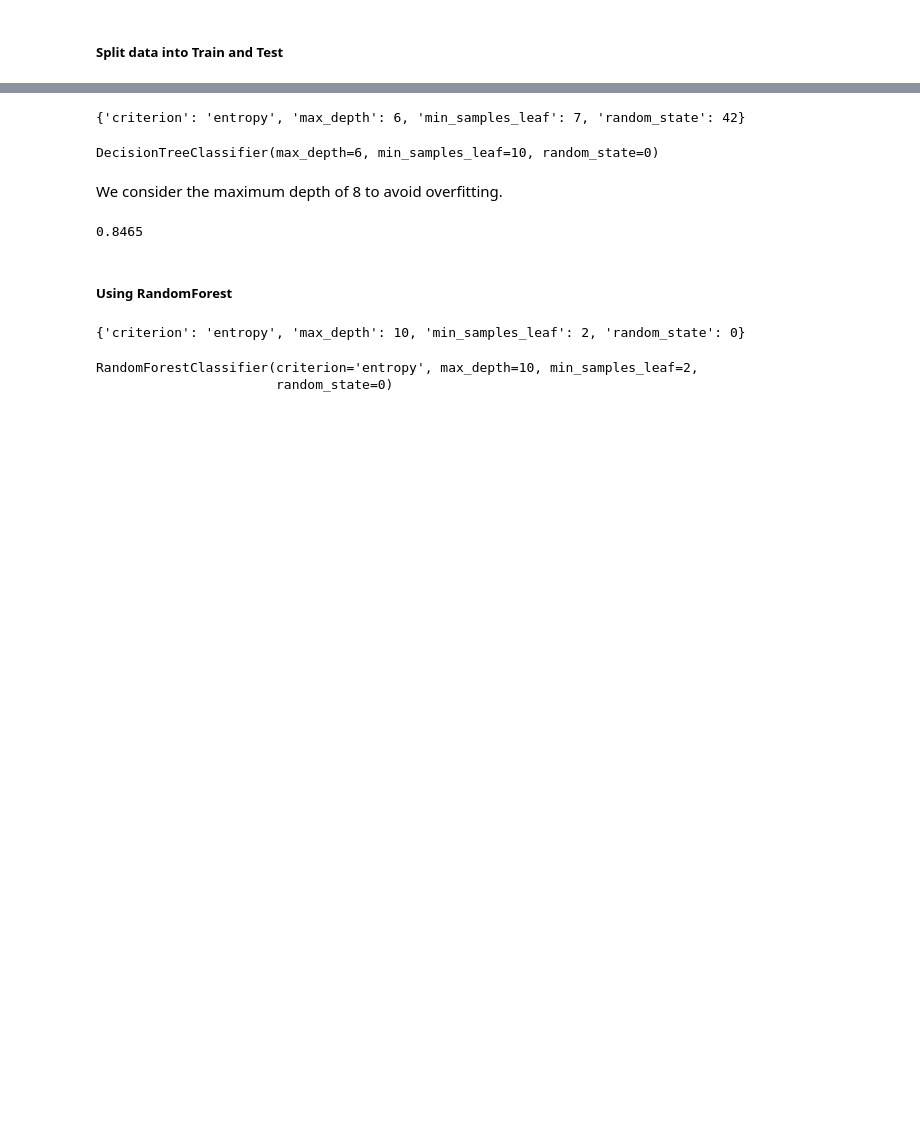
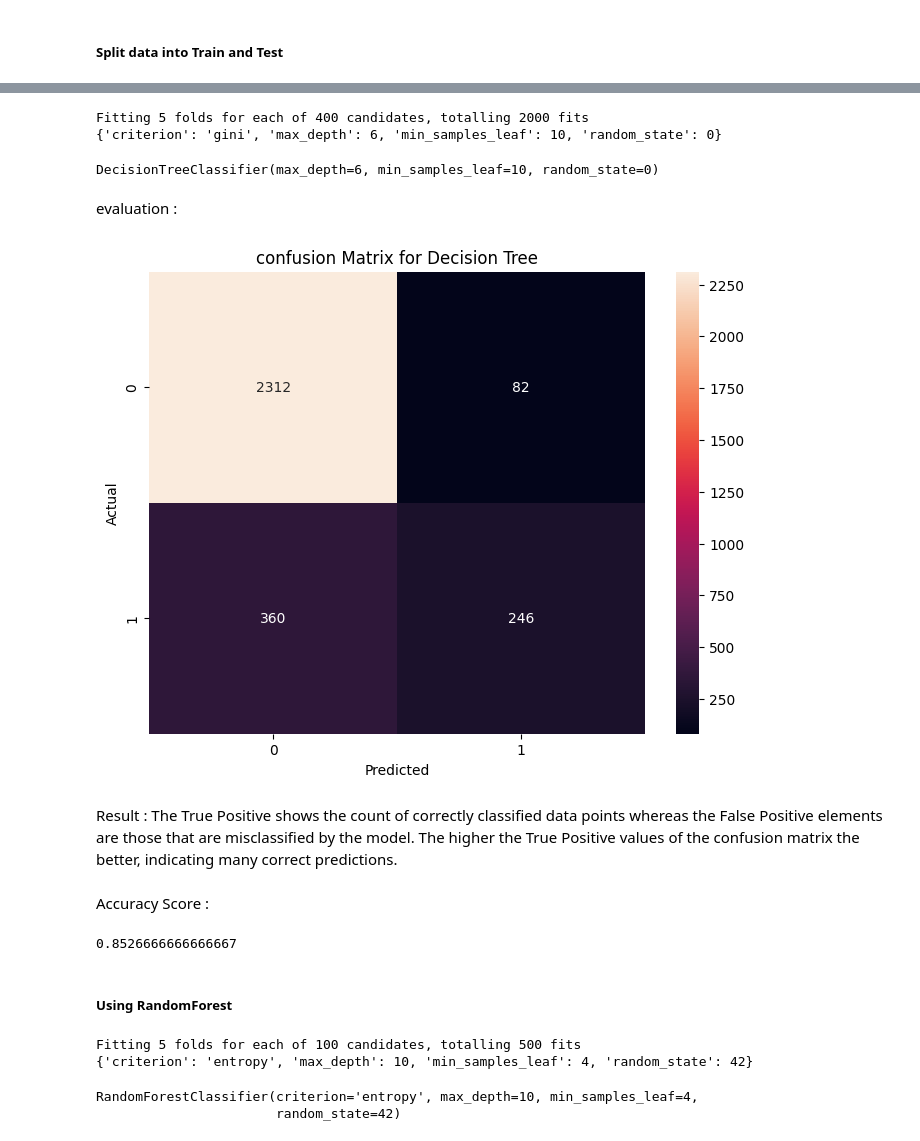
Before and after one commit to AmirrezaMadadi/Customer-Churn-Prediction, a Jupyter notebook: customer_churn_prediction.ipynb, the cells around one changed output, grey strips where cells are left out. Saved outputs shown, nothing was run; the diff lists cells and outputs as text; code cells hidden in the pictures; blank space fills up the shorter version.

```diff
--- a/customer_churn_prediction.ipynb
+++ b/customer_churn_prediction.ipynb
@@ -321,4 +266,5 @@ data[['CreditScore', 'Balance', 'EstimatedSalary']] = scaler.fit_transform(data[
 # %%
-# columns = ['CreditScore', 'Balance', 'EstimatedSalary']
-# robust_scaler = RobustScaler().fit(data[['CreditScore', 'Balance', 'EstimatedSalary']])
-# data[['CreditScore', 'Balance', 'EstimatedSalary']] = pd.DataFrame(robust_scaler.transform(data[['CreditScore', 'Balance', 'EstimatedSalary']]), columns=columns)
+# cell 23
+columns = ['CreditScore', 'Balance', 'EstimatedSalary']
+robust_scaler = RobustScaler().fit(data[['CreditScore', 'Balance', 'EstimatedSalary']])
+data[['CreditScore', 'Balance', 'EstimatedSalary']] = pd.DataFrame(robust_scaler.transform(data[['CreditScore', 'Balance', 'EstimatedSalary']]), columns=columns)
@@ -342,5 +275,6 @@ data.sample(10)
 X = data.drop(['Exited'], axis=1)
 y = data['Exited']
 # %%
-X_train, X_test, y_train, y_test = train_test_split(X, y, test_size=0.2, random_state=31)
+# cell 25
+X_train, X_test, y_train, y_test = train_test_split(X, y, test_size=0.3, random_state=31)
 # %% [markdown]
@@ -356,4 +290,5 @@ X_train, y_train = tomek.fit_resample(X_train, y_train)
 # %%
+# cell 27
 dtree = DecisionTreeClassifier()
 
 param_grid = {'criterion': ['gini', 'entropy'],
@@ -361,18 +296,18 @@ param_grid = {'criterion': ['gini', 'entropy'],
               'min_samples_leaf': [1,2,3,4,5,6,7,8,9,10],
               'random_state': [0, 42]}
 
-grid_dtree = GridSearchCV(dtree, param_grid, cv=5, scoring='roc_auc')
+grid_dtree = GridSearchCV(dtree, param_grid, cv=5, scoring='roc_auc', n_jobs=-1, verbose=1)
 grid_dtree.fit(X_train, y_train)
 
 print(grid_dtree.best_params_)
 # %% [output]
-{'criterion': 'entropy', 'max_depth': 6, 'min_samples_leaf': 7, 'random_state': 42}
+Fitting 5 folds for each of 400 candidates, totalling 2000 fits
+{'criterion': 'gini', 'max_depth': 6, 'min_samples_leaf': 10, 'random_state': 0}
 # %%
-dt_model = DecisionTreeClassifier(criterion='gini', max_depth=6, min_samples_leaf=10, max_features=None, random_state=0)
+# cell 28
+dt_model = DecisionTreeClassifier(criterion='gini', max_depth=6, min_samples_leaf=10, random_state=0)
 
 dt_model.fit(X_train, y_train)
 # %% [output]
 DecisionTreeClassifier(max_depth=6, min_samples_leaf=10, random_state=0)
-# %% [markdown]
-We consider the maximum depth of 8 to avoid overfitting.
 # %%
@@ -379,5 +315 @@ We consider the maximum depth of 8 to avoid overfitting.
 y_pred = dt_model.predict(X_test)
-# %%
-accuracy_score(y_test, y_pred)
-# %% [output]
-0.8465
@@ -390,6 +316,28 @@ accuracy_score(y_test, y_pred)
+# %% [markdown]
+evaluation :
+# %%
+# cell 30
+plt.figure(figsize=(8,6))
+sns.heatmap(confusion_matrix(y_test, y_pred), annot=True, fmt='d')
+plt.xlabel('Predicted')
+plt.ylabel('Actual')
+plt.title('confusion Matrix for Decision Tree')
+plt.show()
+# %% [output]
+[figure, added]
+# %% [markdown]
+Result : The True Positive shows the count of correctly classified data points whereas the False Positive elements are those that are misclassified by the model. The higher the True Positive values of the confusion matrix the better, indicating many correct predictions.
+# %% [markdown]
+Accuracy Score :
+# %%
+# cell 31
+accuracy_score(y_test, y_pred)
+# %% [output]
+0.8526666666666667
 # %% [markdown]
 ##### Using RandomForest
 # %%
+# cell 32
 rfc = RandomForestClassifier()
 
 param_grid = {'criterion': ['gini', 'entropy'],
@@ -397,17 +345,19 @@ param_grid = {'criterion': ['gini', 'entropy'],
               'min_samples_leaf': [2,4,6,8,10],
               'random_state': [0, 42]}
 
-grid_rfc = GridSearchCV(rfc, param_grid, cv=5, scoring='roc_auc', n_jobs=-1)
+grid_rfc = GridSearchCV(rfc, param_grid, cv=5, scoring='roc_auc', n_jobs=-1, verbose=1)
 
 grid_rfc.fit(X_train, y_train)
 
 print(grid_rfc.best_params_)
 # %% [output]
-{'criterion': 'entropy', 'max_depth': 10, 'min_samples_leaf': 2, 'random_state': 0}
+Fitting 5 folds for each of 100 candidates, totalling 500 fits
+{'criterion': 'entropy', 'max_depth': 10, 'min_samples_leaf': 4, 'random_state': 42}
 # %%
-rf_model = RandomForestClassifier(criterion='entropy', max_depth=10, min_samples_leaf=2, random_state=0)
+# cell 33
+rf_model = RandomForestClassifier(criterion='entropy', max_depth=10, min_samples_leaf=4, random_state=42)
 
 rf_model.fit(X_train, y_train)
 # %% [output]
-RandomForestClassifier(criterion='entropy', max_depth=10, min_samples_leaf=2,
-                       random_state=0)
+RandomForestClassifier(criterion='entropy', max_depth=10, min_samples_leaf=4,
+                       random_state=42)
```
Also changed, not shown: parts of 61 cells of this notebook, 1 other file.
